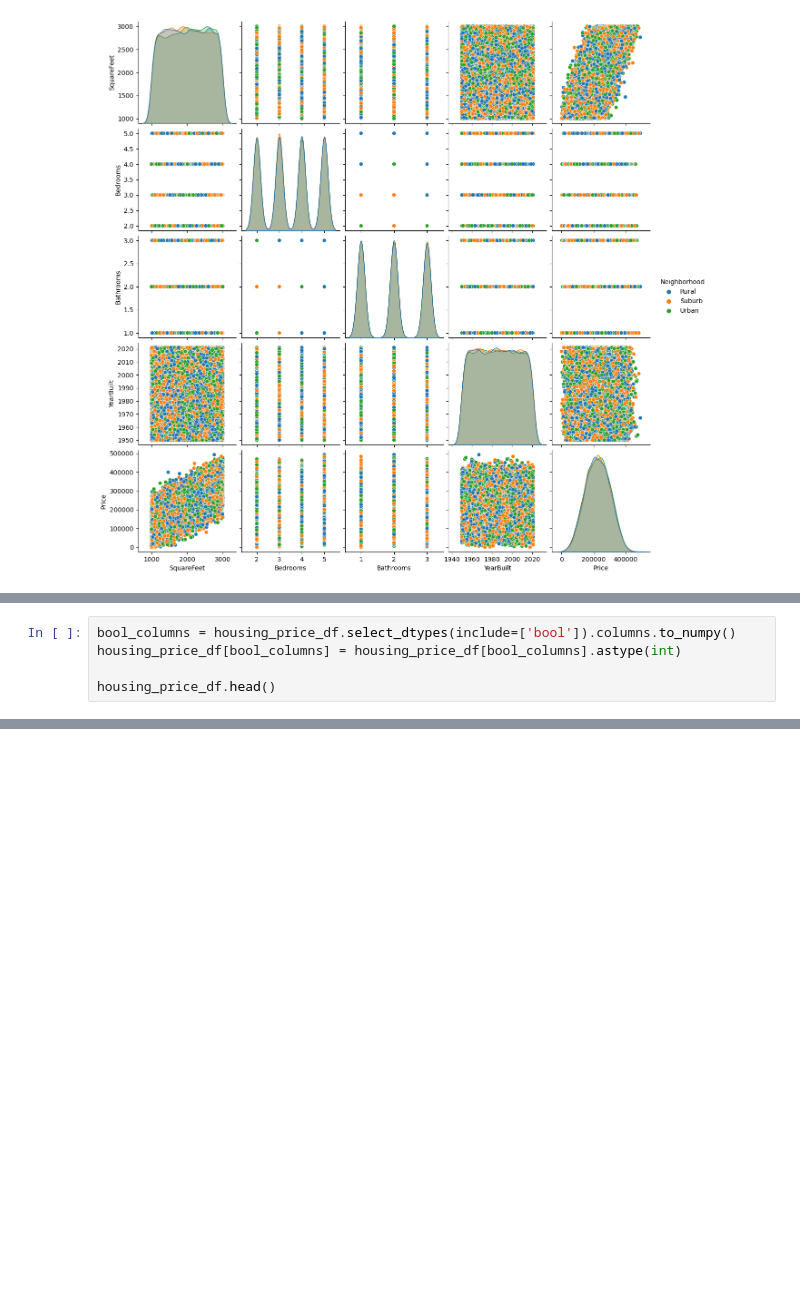
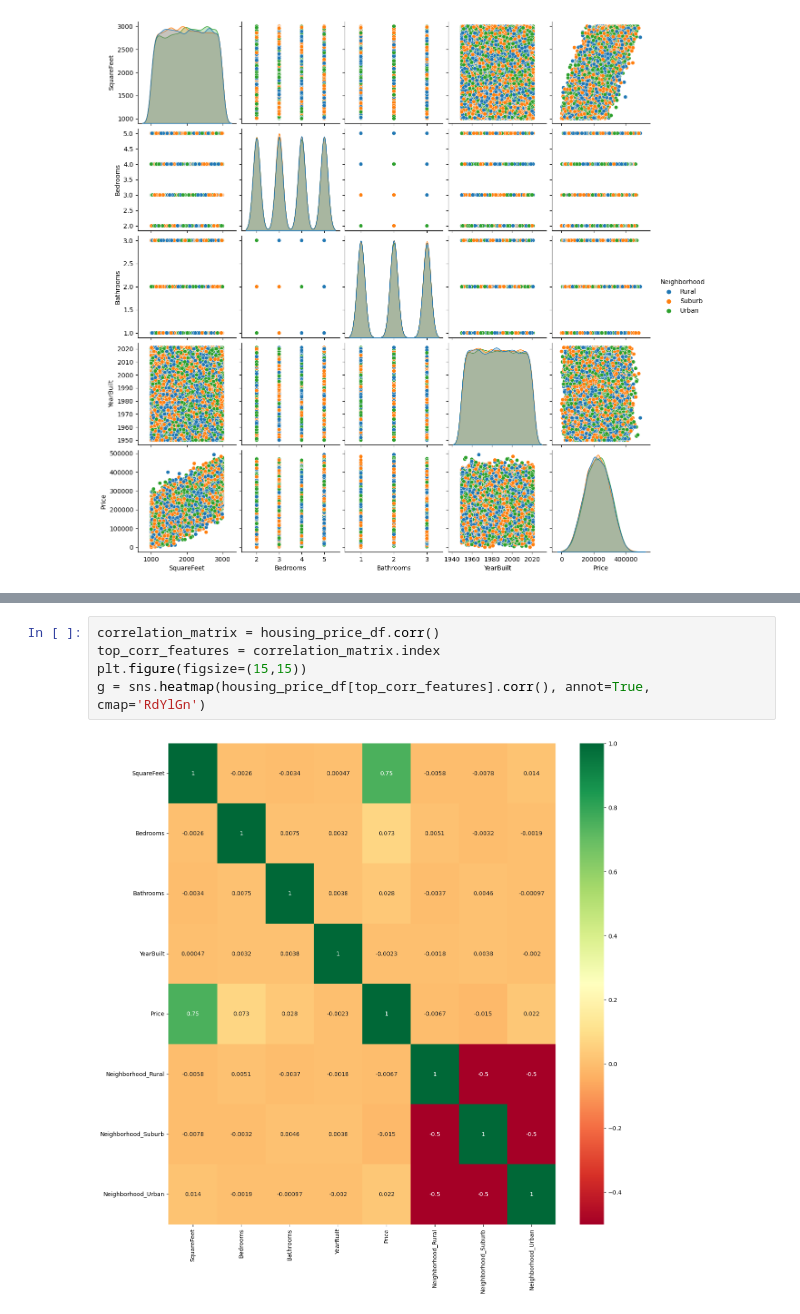
Before and after one commit to Tohbey/Data_Science_Tasks, a Jupyter notebook: Regression Task/Housing Price Prediction Data/housing_prediction_price.ipynb, the cells around one changed output, grey strips where cells are left out. Cells and saved outputs as stored; diff of their text form; blank space fills up the shorter version.

```diff
--- a/Regression Task/Housing Price Prediction Data/housing_prediction_price.ipynb
+++ b/Regression Task/Housing Price Prediction Data/housing_prediction_price.ipynb
@@ -129,5 +137,0 @@ housing_price_df.head()
-# %%
-bool_columns = housing_price_df.select_dtypes(include=['bool']).columns.to_numpy()
-housing_price_df[bool_columns] = housing_price_df[bool_columns].astype(int)
-
-housing_price_df.head()
@@ -140,0 +138,7 @@ housing_price_df.head()
+# %%
+correlation_matrix = housing_price_df.corr()
+top_corr_features = correlation_matrix.index
+plt.figure(figsize=(15,15))
+g = sns.heatmap(housing_price_df[top_corr_features].corr(), annot=True, cmap='RdYlGn')
+# %% [output]
+[figure, added]
```
Also changed, not shown: parts of 15 cells of this notebook, 1 other file.
